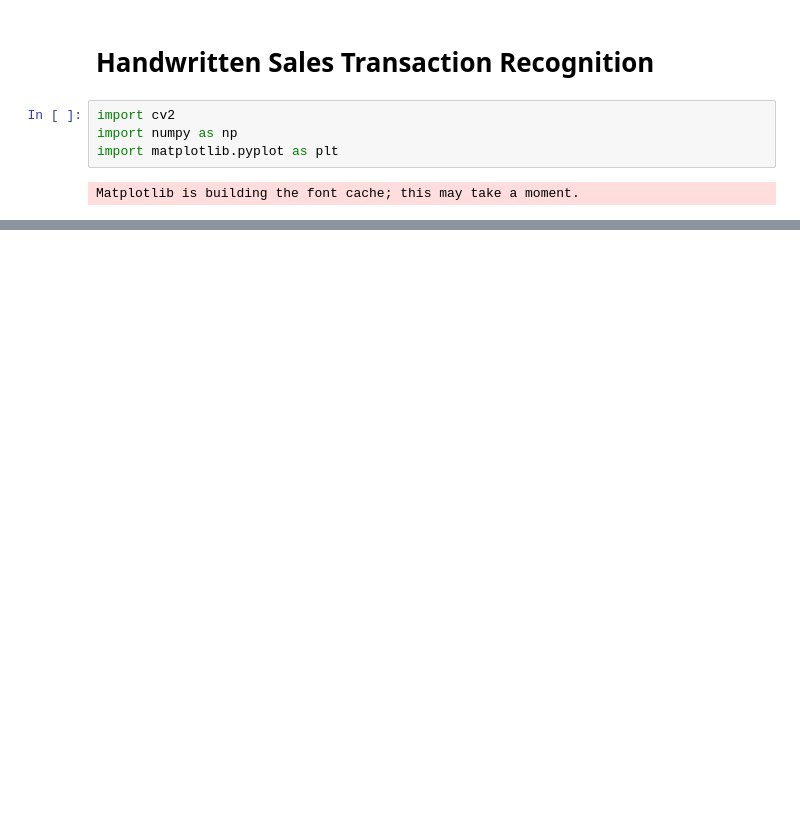
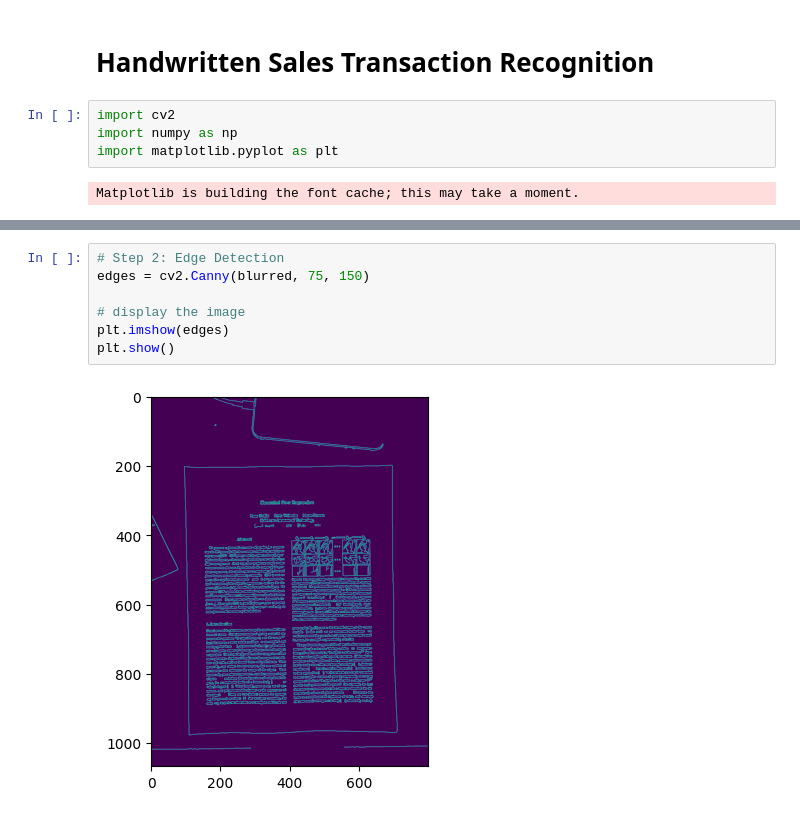
Before and after one commit to anselm94/jibu-transformhub-support, a Jupyter notebook: handwritten-sales-transactions-parser.ipynb, the cells around one changed output, grey strips where cells are left out. Drawn from its saved outputs; the diff is of its cells as text; blank space fills up the shorter version.

```diff
--- a/handwritten-sales-transactions-parser.ipynb
+++ b/handwritten-sales-transactions-parser.ipynb
@@ -17,0 +33,9 @@ plt.show()
+# %%
+# Step 2: Edge Detection
+edges = cv2.Canny(blurred, 75, 150)
+
+# display the image
+plt.imshow(edges)
+plt.show()
+# %% [output]
+[figure, added]
```
Also changed, not shown: parts of 5 cells of this notebook, 1 other file.
